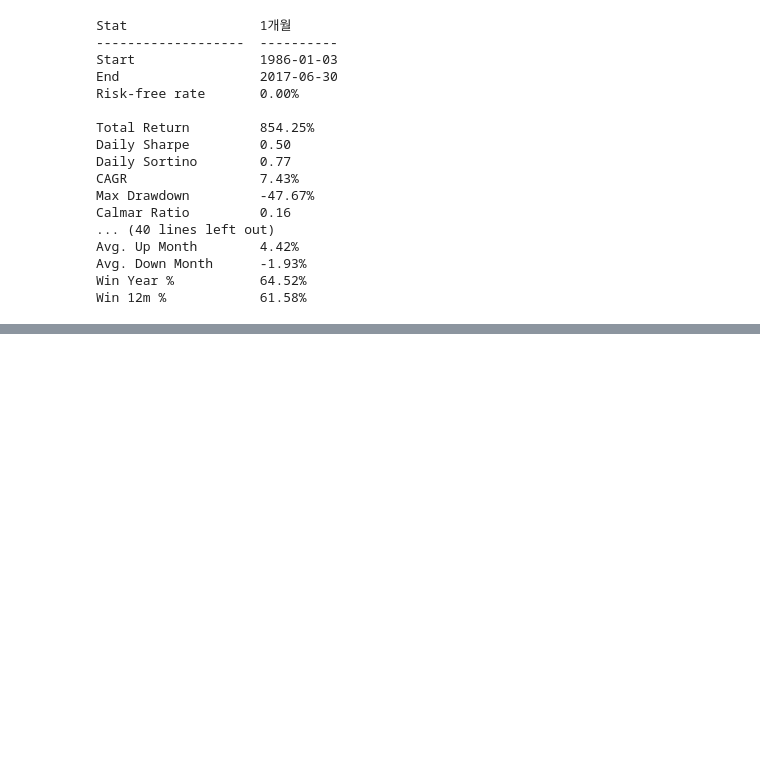
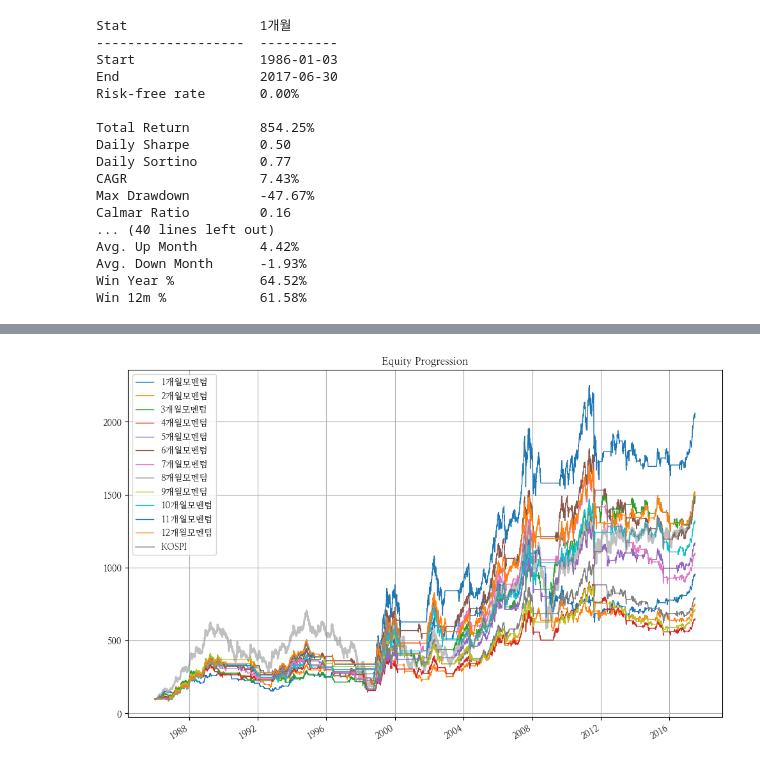
Before and after one commit to hermian/startetf, a Jupyter notebook: 2.23_단순절대모멘텀_KOSPI.ipynb, the cells around one changed output, grey strips where cells are left out. Drawn from its saved outputs; the diff is of its cells as text; code cells hidden in the pictures; blank space fills up the shorter version.

```diff
--- a/2.23_단순절대모멘텀_KOSPI.ipynb
+++ b/2.23_단순절대모멘텀_KOSPI.ipynb
@@ -467,3 +467,8 @@ def abs_momentum_month(data, tickers = ['KOSPI'], n=1, name="1개월모멘텀"):
 test_mom = dict()
 for i in range(1, 13):
     test_mom[i] = abs_momentum_month(data, ['KOSPI'], i, name=str(i)+"개월모멘텀")
+# %%
+r1_12 = bt.run(*test_mom.values())
+# %%
+bt_kospi = long_only_ew(data, ["KOSPI"], "KOSPI", initial_capital=100000000)
+r_kospi = bt.run(bt_kospi)
@@ -469,0 +525,5 @@ for i in range(1, 13):
+# %%
+ax1 = r1_12.plot(figsize=(12, 8));
+r_kospi.plot(ax=ax1, lw=2, ls='-', color='gray', alpha=0.5, figsize=(12, 8));
+# %% [output]
+[figure, added]
```
Also changed, not shown: parts of 6 cells of this notebook, 3 other files.
